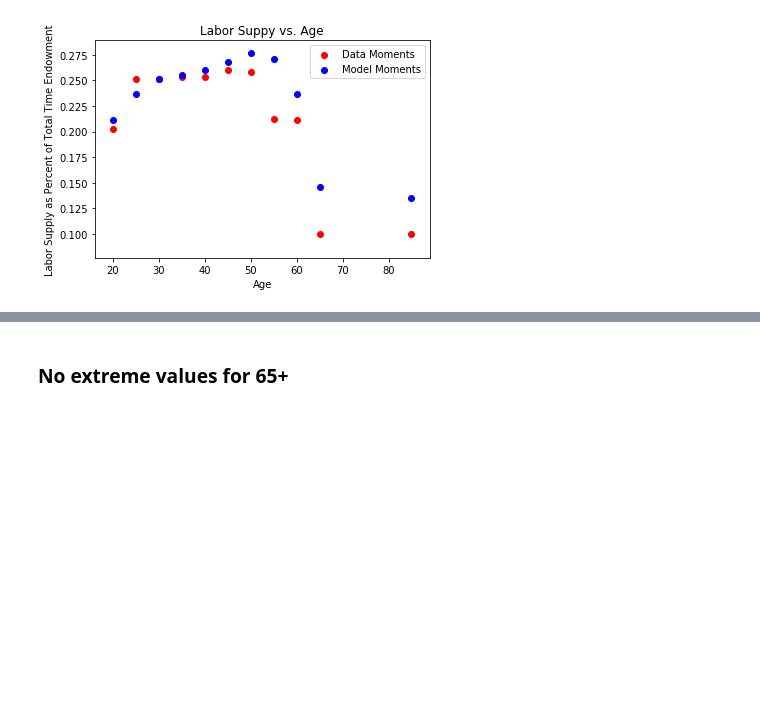
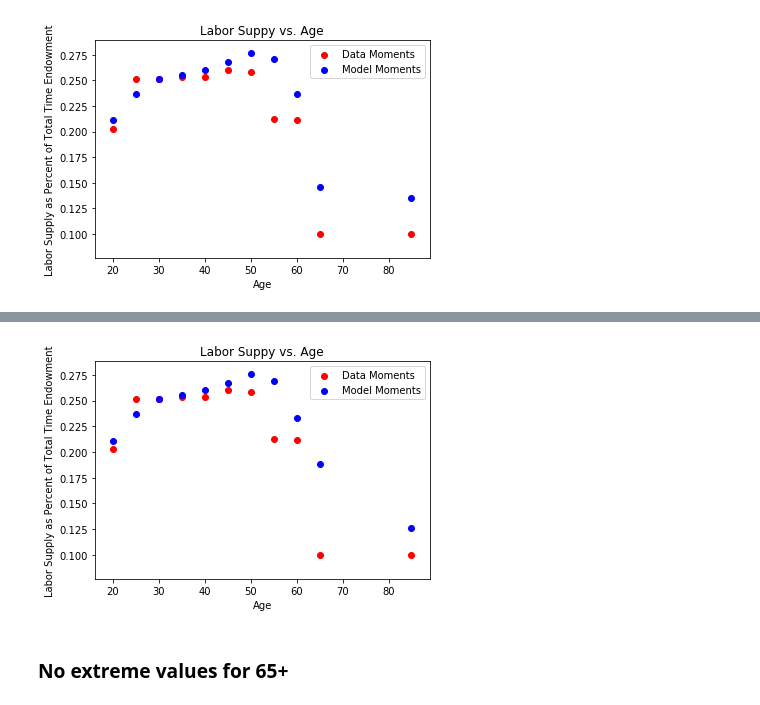
Before and after one commit to keiirizawa/OG-USA, a Jupyter notebook: Chebyshev.ipynb, the cells around one changed output, grey strips where cells are left out. Drawn from its saved outputs; the diff is of its cells as text; code cells hidden in the pictures; blank space fills up the shorter version.

```diff
--- a/Chebyshev.ipynb
+++ b/Chebyshev.ipynb
@@ -444,0 +510,10 @@ model_moments = np.array([0.25652928490145555, 0.24901024875668412, 0.2554105979
+# %%
+labor_moments[9] = 0.1
+labor_moments[10] = 0.1
+plt.xlabel('Age')
+plt.ylabel('Labor Supply as Percent of Total Time Endowment')
+plt.title('Labor Suppy vs. Age')
+plt.scatter(labels, labor_moments, color = 'r', label = r'Data Moments')
+plt.legend(loc='upper right')
+plt.scatter(labels, model_moments, color = 'b', label = r'Model Moments')
+plt.legend(loc='upper right')
@@ -445,3 +523,18 @@ model_moments = np.array([0.25652928490145555, 0.24901024875668412, 0.2554105979
+# %%
+model_moments = np.array([0.21092244724143888, 0.23663473960483364, 0.2512248460552426, 0.2554279329457508, 0.25988610741069157, 0.2674734351216116, 0.2756735811864669, 0.26881862807130374, 0.23334421444663225, 0.18809948673028212, 0.12602132474609165])
+# %%
+labor_moments[9] = 0.1
+labor_moments[10] = 0.1
+plt.xlabel('Age')
+plt.ylabel('Labor Supply as Percent of Total Time Endowment')
+plt.title('Labor Suppy vs. Age')
+plt.scatter(labels, labor_moments, color = 'r', label = r'Data Moments')
+plt.legend(loc='upper right')
+plt.scatter(labels, model_moments, color = 'b', label = r'Model Moments')
+plt.legend(loc='upper right')
+plt.savefig("labor_moments.png")
+# %% [output]
+[figure, added]
 # %% [markdown]
 ### No extreme values for 65+
 # %%
```
Also changed, not shown: parts of 11 cells of this notebook, 14 other files.
